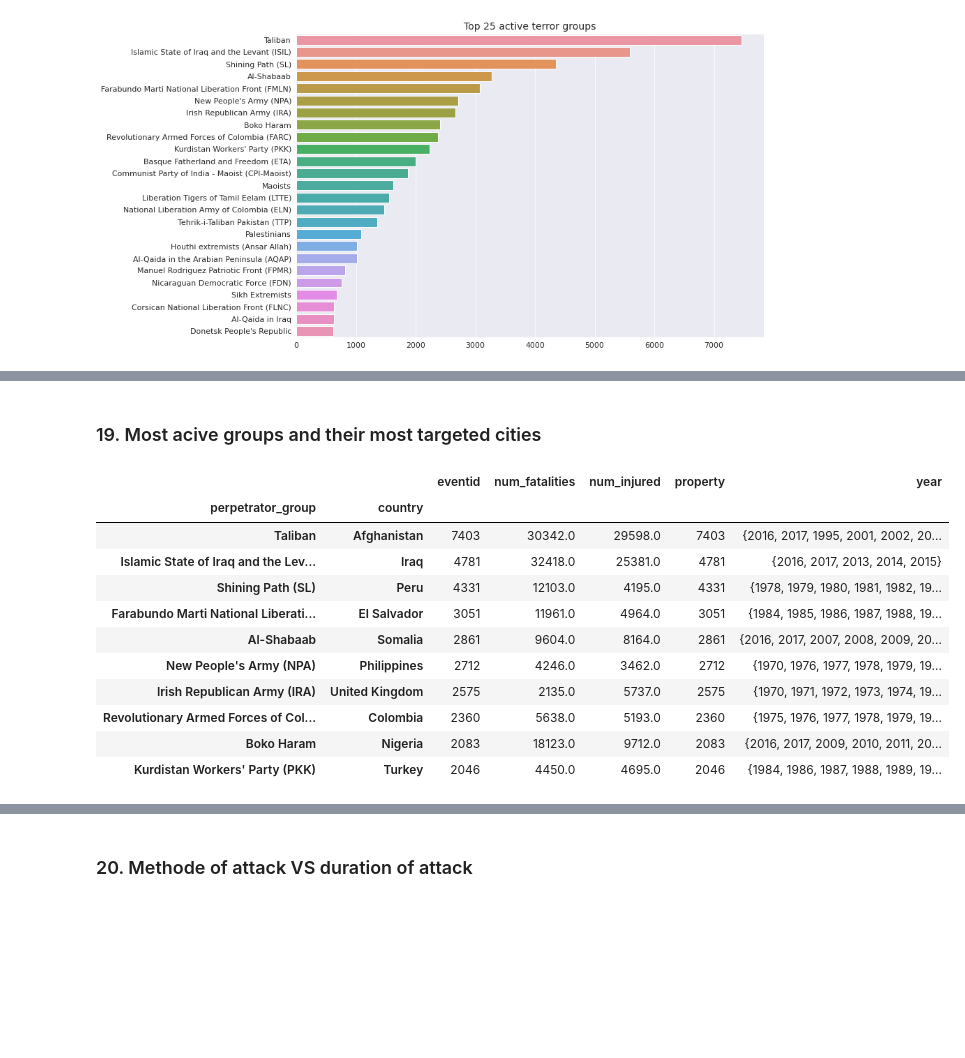
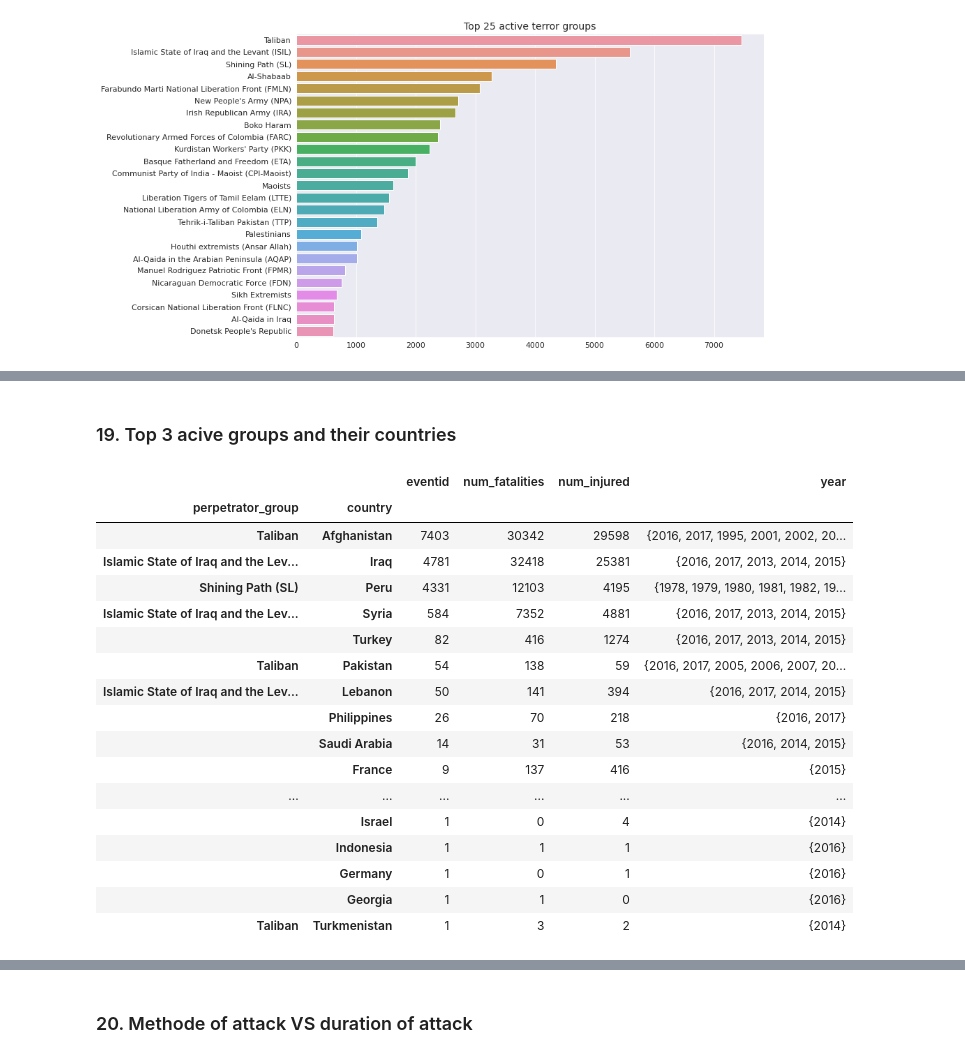
Before and after one commit to JozJozmin/GTD-, a Jupyter notebook: global-terrorism-analysis-capstone-project-ipynb.ipynb, the cells around one changed output, grey strips where cells are left out. Drawn from its saved outputs; the diff is of its cells as text; code cells hidden in the pictures; blank space fills up the shorter version.

```diff
--- a/global-terrorism-analysis-capstone-project-ipynb.ipynb
+++ b/global-terrorism-analysis-capstone-project-ipynb.ipynb
@@ -668,0 +658,2 @@ Text(0.5, 1.0, 'Types of property damage during attacks')
+# %%
+GTA_df_new = GTA_df_new.astype({'num_fatalities':'int64','num_injured':'int64'})
@@ -668,0 +664,2 @@ Text(0.5, 1.0, 'Types of property damage during attacks')
+# %%
+GTA_df_new['num_casualities'] = GTA_df_new['num_fatalities']+ GTA_df_new['num_injured']
@@ -831,0 +740,5 @@ data_by_region
+# %%
+# Updating the property damages in the above foundout columns
+GTA_df_new['property'] = np.where(((GTA_df_new.property == 0)&
+                              (GTA_df_new.num_casualities == 0) &
+                              (GTA_df_new.success == 1)),1,GTA_df_new.property)
@@ -904,0 +1178,22 @@ plt.show()
+# %%
+Top_3_groups_df = GTA_df_new[(GTA_df_new['perpetrator_group'] =='Taliban')|
+           (GTA_df_new['perpetrator_group'] =='Islamic State of Iraq and the Levant (ISIL)')|
+           (GTA_df_new['perpetrator_group'] =='Shining Path (SL)')]
+plt.rcParams['figure.figsize'] = (15, 7)
+
+fig = px.histogram(Top_3_groups_df,
+                   x='year',
+                   color = 'perpetrator_group',
+                   title='Attacks by top 3 ranked groups')
+
+fig.update_layout(bargap=0.1)
+fig.update_xaxes(tickangle= -90)
+fig.update_layout(legend=dict(
+    orientation="h",
+    yanchor="bottom",
+    y=1.02,
+    xanchor="right",
+    x=1),
+    bargap=0.1)
+
+fig.show()
@@ -905,21 +1213,27 @@ plt.show()
 # %% [markdown]
-### 19. Most acive groups and their most targeted cities
+### 19. Top 3  acive groups and their countries
 # %%
-df = active_groups.groupby(['perpetrator_group','country']).agg({'eventid':'count','num_fatalities':'sum',
-                                                                     'num_injured':'sum','property':'count'
-                                                                     , 'year':set})
+df = Top_3_groups_df.groupby(['perpetrator_group','country']).agg({'eventid':'count','num_fatalities':'sum',
+                                                                     'num_injured':'sum',
+                                                                      'year':set})
 df = df.sort_values('eventid',ascending= False)
-df.head(10)
+df
 # %% [output]
-|  |  | eventid | num_fatalities | num_injured | property | year |
-| perpetrator_group | country |  |  |  |  |  |
-| Taliban | Afghanistan | 7403 | 30342.0 | 29598.0 | 7403 | {2016, 2017, 1995, 2001, 2002, 20... |
-| Islamic State of Iraq and the Lev... | Iraq | 4781 | 32418.0 | 25381.0 | 4781 | {2016, 2017, 2013, 2014, 2015} |
-| Shining Path (SL) | Peru | 4331 | 12103.0 | 4195.0 | 4331 | {1978, 1979, 1980, 1981, 1982, 19... |
-| Farabundo Marti National Liberati... | El Salvador | 3051 | 11961.0 | 4964.0 | 3051 | {1984, 1985, 1986, 1987, 1988, 19... |
-| Al-Shabaab | Somalia | 2861 | 9604.0 | 8164.0 | 2861 | {2016, 2017, 2007, 2008, 2009, 20... |
-| New People's Army (NPA) | Philippines | 2712 | 4246.0 | 3462.0 | 2712 | {1970, 1976, 1977, 1978, 1979, 19... |
-| Irish Republican Army (IRA) | United Kingdom | 2575 | 2135.0 | 5737.0 | 2575 | {1970, 1971, 1972, 1973, 1974, 19... |
-| Revolutionary Armed Forces of Col... | Colombia | 2360 | 5638.0 | 5193.0 | 2360 | {1975, 1976, 1977, 1978, 1979, 19... |
-| Boko Haram | Nigeria | 2083 | 18123.0 | 9712.0 | 2083 | {2016, 2017, 2009, 2010, 2011, 20... |
-| Kurdistan Workers' Party (PKK) | Turkey | 2046 | 4450.0 | 4695.0 | 2046 | {1984, 1986, 1987, 1988, 1989, 19... |
+|  |  | eventid | num_fatalities | num_injured | year |
+| perpetrator_group | country |  |  |  |  |
+| Taliban | Afghanistan | 7403 | 30342 | 29598 | {2016, 2017, 1995, 2001, 2002, 20... |
+| Islamic State of Iraq and the Lev... | Iraq | 4781 | 32418 | 25381 | {2016, 2017, 2013, 2014, 2015} |
+| Shining Path (SL) | Peru | 4331 | 12103 | 4195 | {1978, 1979, 1980, 1981, 1982, 19... |
+| Islamic State of Iraq and the Lev... | Syria | 584 | 7352 | 4881 | {2016, 2017, 2013, 2014, 2015} |
+|  | Turkey | 82 | 416 | 1274 | {2016, 2017, 2013, 2014, 2015} |
+| Taliban | Pakistan | 54 | 138 | 59 | {2016, 2017, 2005, 2006, 2007, 20... |
+| Islamic State of Iraq and the Lev... | Lebanon | 50 | 141 | 394 | {2016, 2017, 2014, 2015} |
+|  | Philippines | 26 | 70 | 218 | {2016, 2017} |
+|  | Saudi Arabia | 14 | 31 | 53 | {2016, 2014, 2015} |
+|  | France | 9 | 137 | 416 | {2015} |
+| ... | ... | ... | ... | ... | ... |
+|  | Israel | 1 | 0 | 4 | {2014} |
+|  | Indonesia | 1 | 1 | 1 | {2016} |
+|  | Germany | 1 | 0 | 1 | {2016} |
+|  | Georgia | 1 | 1 | 0 | {2016} |
+| Taliban | Turkmenistan | 1 | 3 | 2 | {2014} |
```
Also changed, not shown: parts of 190 cells of this notebook.
